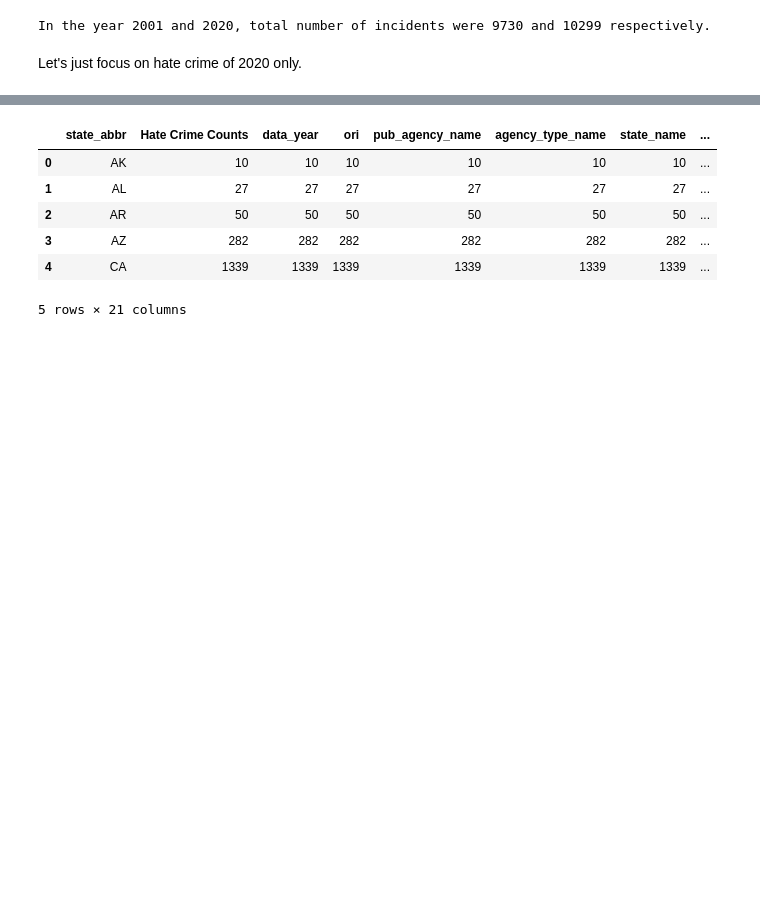
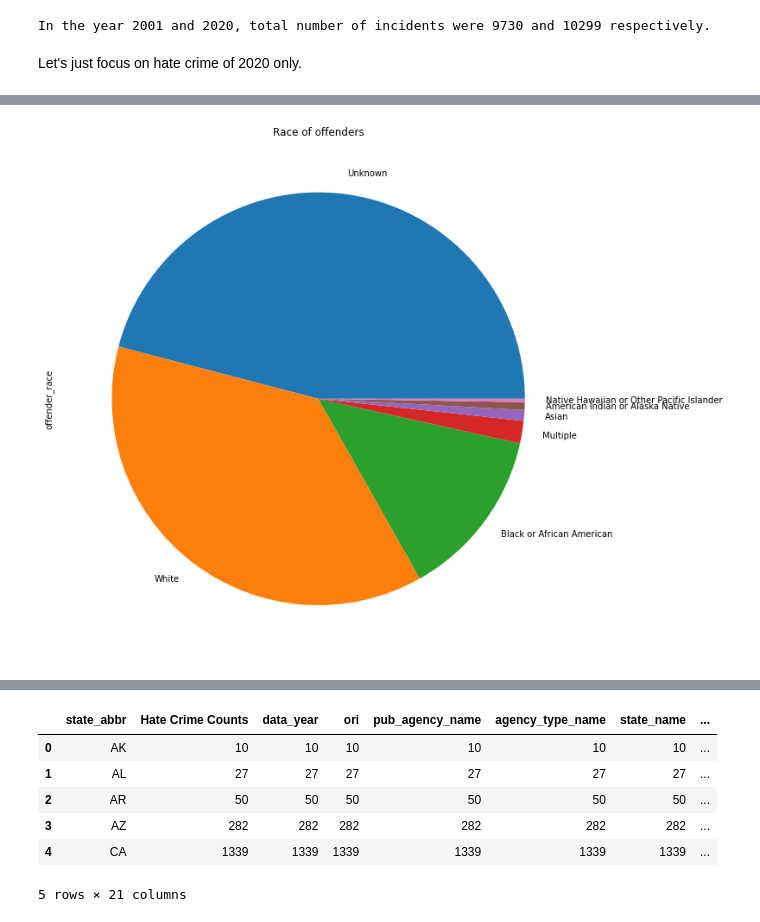
Before and after one commit to Yogi-DS/Portfolio-Projects, a Jupyter notebook: Hate Crime in US/hate-crime-analysis.ipynb, the cells around one changed output, grey strips where cells are left out. Drawn from its saved outputs; the diff is of its cells as text; code cells hidden in the pictures; blank space fills up the shorter version.

```diff
--- a/Hate Crime in US/hate-crime-analysis.ipynb
+++ b/Hate Crime in US/hate-crime-analysis.ipynb
@@ -120,0 +145,3 @@ df2020.head()
+# %%
+off_race = df2020.offender_race.value_counts()
+off_race
@@ -120,0 +157,6 @@ df2020.head()
+# %%
+off_race.plot(kind='pie', figsize=(11,11))
+plt.title("Race of offenders")
+plt.show()
+# %% [output]
+[figure, added]
```
Also changed, not shown: parts of 13 cells of this notebook.
